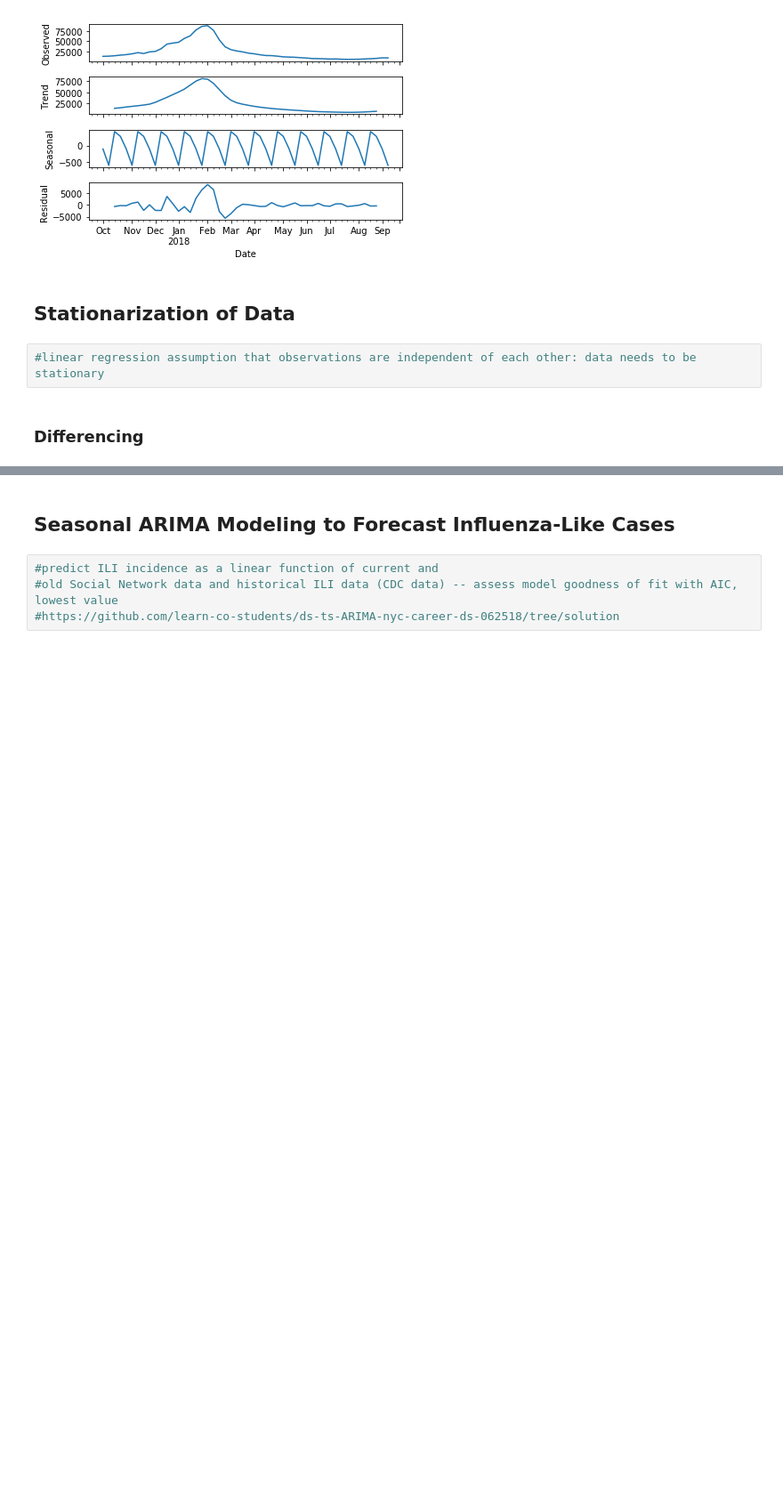
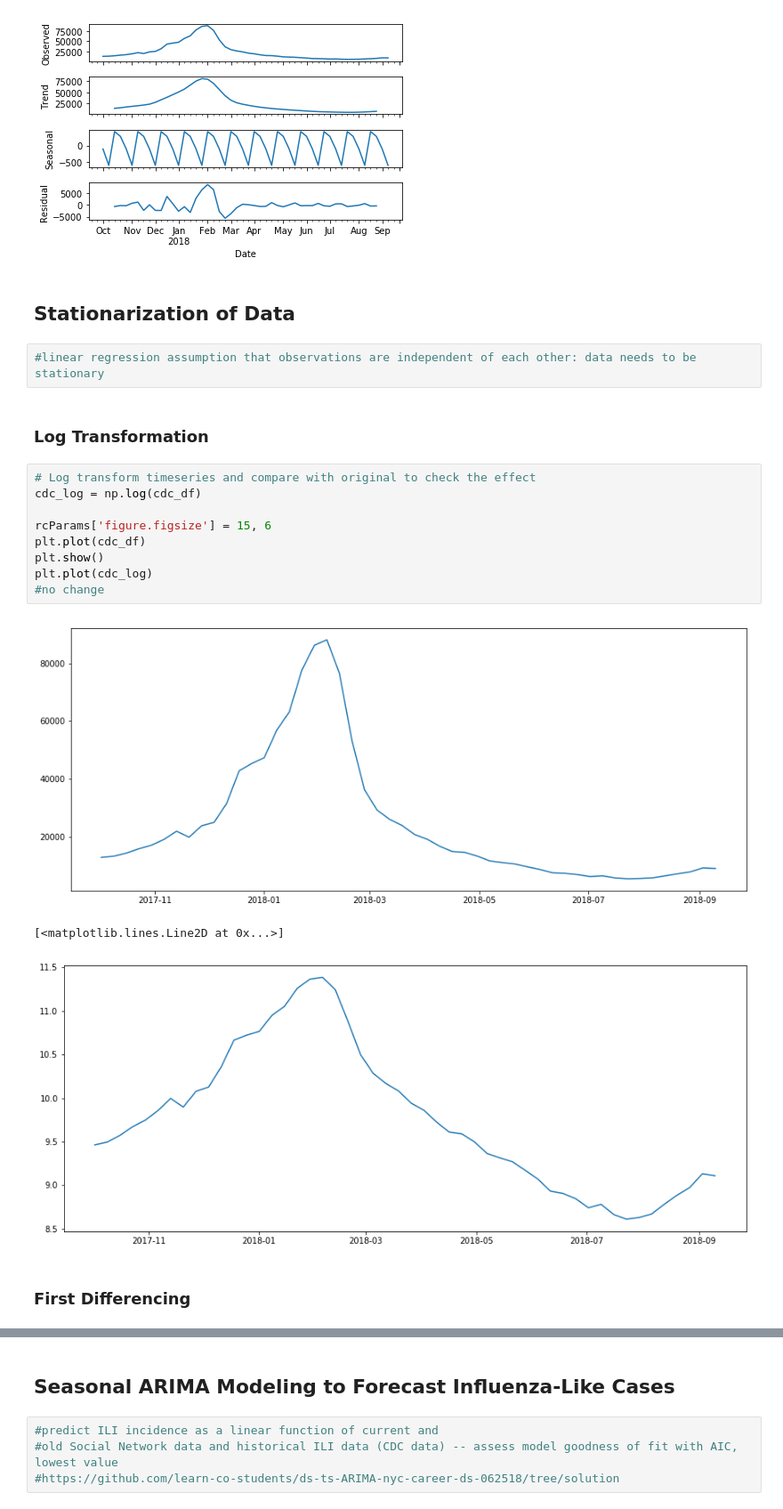
Before and after one commit to paulinaczheng/twitter_flu_tracking, a Jupyter notebook: Extended Analysis Pipeline.ipynb, the cells around one changed output, grey strips where cells are left out. Shown: that part at 89% size. Cells and saved outputs as stored; diff of their text form; blank space fills up the shorter version.

```diff
--- a/Extended Analysis Pipeline.ipynb
+++ b/Extended Analysis Pipeline.ipynb
@@ -162,5 +166,20 @@ plt.show()
 ## Stationarization of Data
 # %%
 #linear regression assumption that observations are independent of each other: data needs to be stationary
+# %% [markdown]
+### Log Transformation
+# %%
+# Log transform timeseries and compare with original to check the effect
+cdc_log = np.log(cdc_df)
+
+rcParams['figure.figsize'] = 15, 6
+plt.plot(cdc_df)
+plt.show()
+plt.plot(cdc_log)
+#no change
+# %% [output]
+[figure, added]
+[<matplotlib.lines.Line2D at 0x...>]
+[figure, added]
 # %% [markdown]
-### Differencing
+### First Differencing
```
Also changed, not shown: parts of 26 cells of this notebook, 1 other file.
